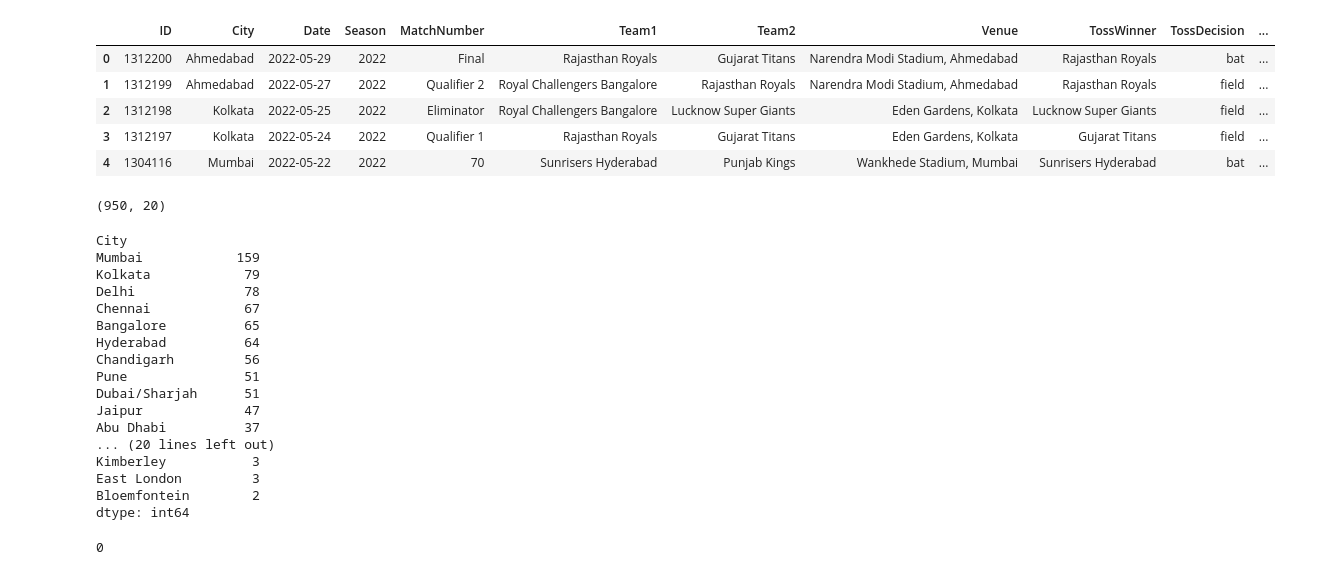
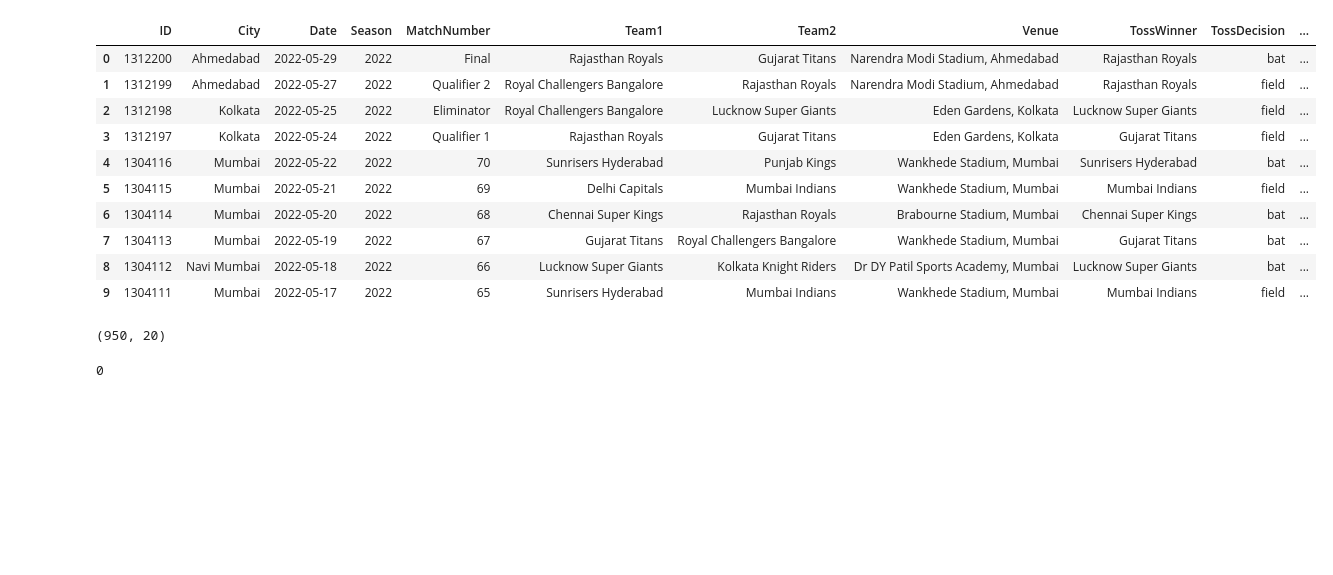
Before and after one commit to prateekkosta/IPL-Data-Analysis, a Jupyter notebook: IPL_Data_2008_2022_(1).ipynb, the cells around one changed output. Saved outputs shown, nothing was run; the diff lists cells and outputs as text; code cells hidden in the pictures; blank space fills up the shorter version.

```diff
--- a/IPL_Data_2008_2022_(1).ipynb
+++ b/IPL_Data_2008_2022_(1).ipynb
@@ -10,40 +10,23 @@ warnings.filterwarnings('ignore')
 # %%
 match = pd.read_csv('IPL_Matches_2008_2022.csv')
 # %%
-match.head()
+match.head(10)
 # %% [output]
 |  | ID | City | Date | Season | MatchNumber | Team1 | Team2 | Venue | TossWinner | TossDecision | ... |
 | 0 | 1312200 | Ahmedabad | 2022-05-29 | 2022 | Final | Rajasthan Royals | Gujarat Titans | Narendra Modi Stadium, Ahmedabad | Rajasthan Royals | bat | ... |
 | 1 | 1312199 | Ahmedabad | 2022-05-27 | 2022 | Qualifier 2 | Royal Challengers Bangalore | Rajasthan Royals | Narendra Modi Stadium, Ahmedabad | Rajasthan Royals | field | ... |
 | 2 | 1312198 | Kolkata | 2022-05-25 | 2022 | Eliminator | Royal Challengers Bangalore | Lucknow Super Giants | Eden Gardens, Kolkata | Lucknow Super Giants | field | ... |
 | 3 | 1312197 | Kolkata | 2022-05-24 | 2022 | Qualifier 1 | Rajasthan Royals | Gujarat Titans | Eden Gardens, Kolkata | Gujarat Titans | field | ... |
 | 4 | 1304116 | Mumbai | 2022-05-22 | 2022 | 70 | Sunrisers Hyderabad | Punjab Kings | Wankhede Stadium, Mumbai | Sunrisers Hyderabad | bat | ... |
+| 5 | 1304115 | Mumbai | 2022-05-21 | 2022 | 69 | Delhi Capitals | Mumbai Indians | Wankhede Stadium, Mumbai | Mumbai Indians | field | ... |
+| 6 | 1304114 | Mumbai | 2022-05-20 | 2022 | 68 | Chennai Super Kings | Rajasthan Royals | Brabourne Stadium, Mumbai | Chennai Super Kings | bat | ... |
+| 7 | 1304113 | Mumbai | 2022-05-19 | 2022 | 67 | Gujarat Titans | Royal Challengers Bangalore | Wankhede Stadium, Mumbai | Gujarat Titans | bat | ... |
+| 8 | 1304112 | Navi Mumbai | 2022-05-18 | 2022 | 66 | Lucknow Super Giants | Kolkata Knight Riders | Dr DY Patil Sports Academy, Mumbai | Lucknow Super Giants | bat | ... |
+| 9 | 1304111 | Mumbai | 2022-05-17 | 2022 | 65 | Sunrisers Hyderabad | Mumbai Indians | Wankhede Stadium, Mumbai | Mumbai Indians | field | ... |
 # %%
 match.shape
 # %% [output]
 (950, 20)
-# %%
-city= match.pivot_table(index= ['City'], aggfunc= 'size')
-city= city.sort_values(ascending= False)
-print(city)
-# %% [output]
-City
-Mumbai            159
-Kolkata            79
-Delhi              78
-Chennai            67
-Bangalore          65
-Hyderabad          64
-Chandigarh         56
-Pune               51
-Dubai/Sharjah      51
-Jaipur             47
-Abu Dhabi          37
-... (20 lines left out)
-Kimberley           3
-East London         3
-Bloemfontein        2
-dtype: int64
 # %%
 match['City'] = match['City'].fillna('Dubai/Sharjah')
 match['City'].isnull().sum()
```
Also changed, not shown: parts of 4 cells of this notebook.
